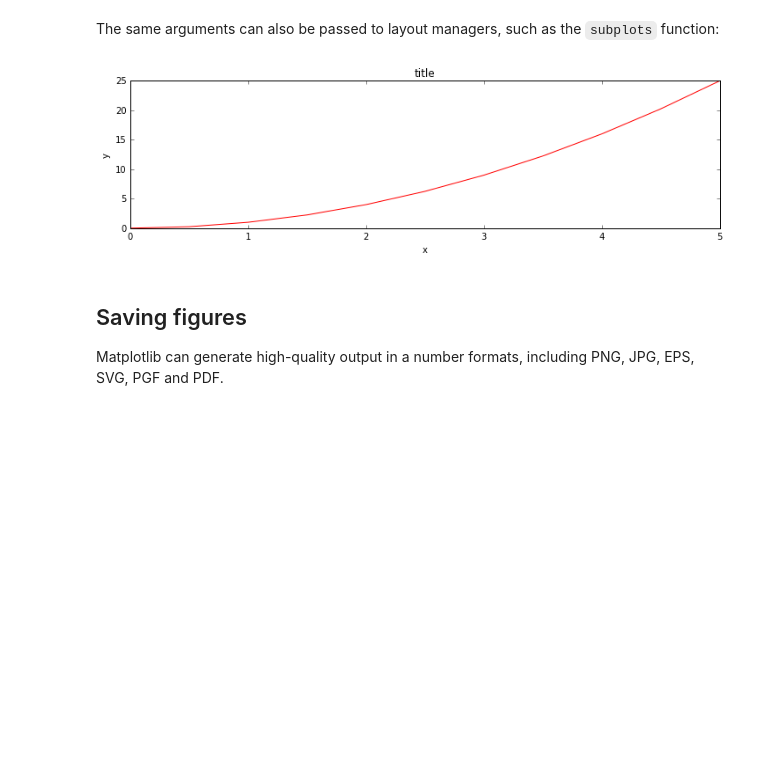
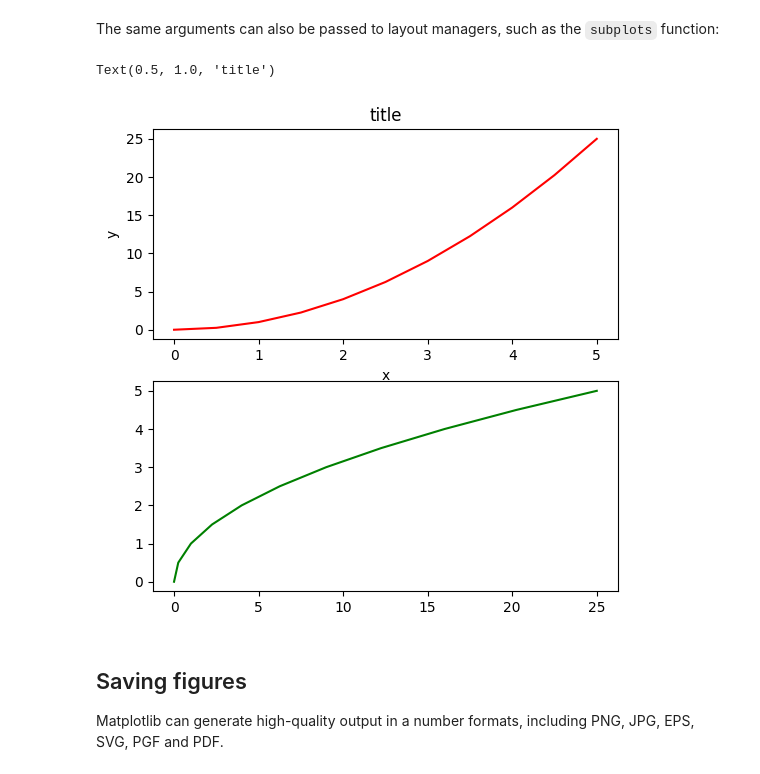
Before and after one commit to hmeleiro/udemy-ds-python, a Jupyter notebook: 05-Data-Visualization-with-Matplotlib/01-Matplotlib Concepts Lecture.ipynb, the cells around one changed output. Drawn from its saved outputs; the diff is of its cells as text; code cells hidden in the pictures; blank space fills up the shorter version.

```diff
--- a/05-Data-Visualization-with-Matplotlib/01-Matplotlib Concepts Lecture.ipynb
+++ b/05-Data-Visualization-with-Matplotlib/01-Matplotlib Concepts Lecture.ipynb
@@ -211,14 +211,16 @@ fig = plt.figure(figsize=(8,4), dpi=100)
 # %% [markdown]
 The same arguments can also be passed to layout managers, such as the `subplots` function:
 # %%
-fig, axes = plt.subplots(figsize=(12,3))
+fig, axes = plt.subplots(nrows = 2, ncols = 1, figsize=(6,6))
 
-axes.plot(x, y, 'r')
-axes.set_xlabel('x')
-axes.set_ylabel('y')
-axes.set_title('title');
+axes[0].plot(x, y, 'r')
+axes[1].plot(y, x, 'g')
+axes[0].set_xlabel('x')
+axes[0].set_ylabel('y')
+axes[0].set_title('title')
 # %% [output]
+Text(0.5, 1.0, 'title')
-[figure, old version]
+[figure, new version]
 # %% [markdown]
 ## Saving figures
 Matplotlib can generate high-quality output in a number formats, including PNG, JPG, EPS, SVG, PGF and PDF.
```
Also changed, not shown: parts of 18 cells of this notebook, 3 other files.
